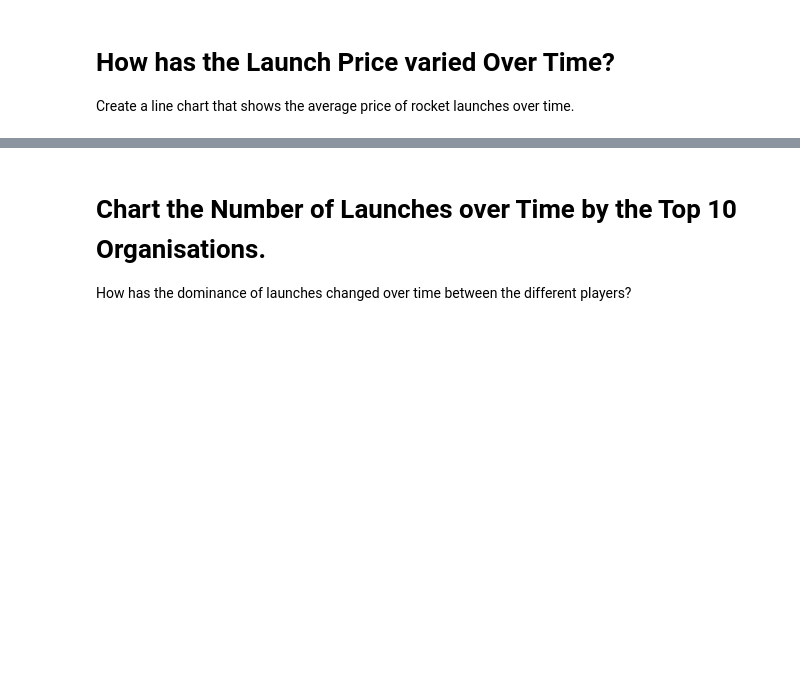
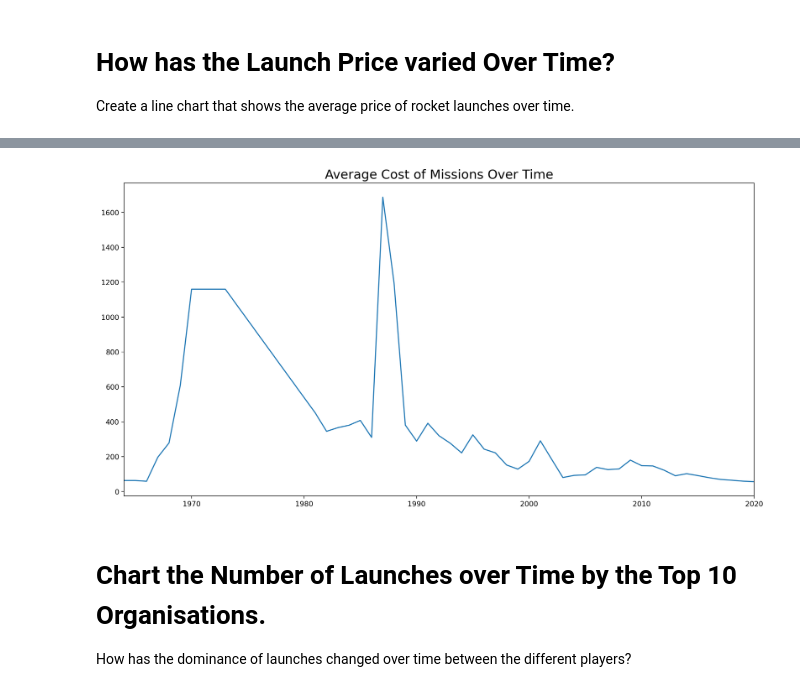
Before and after one commit to cruzcyn/Space-Mission-Analysis, a Jupyter notebook: Space_Missions_Analysis_(start).ipynb, the cells around one changed output, grey strips where cells are left out. Drawn from its saved outputs; the diff is of its cells as text; code cells hidden in the pictures; blank space fills up the shorter version.

Commit message:
Chart the average cost of Space Missions over time. Start working on data for the number of launches of the top 10 organisations over time

```diff
--- a/Space_Missions_Analysis_(start).ipynb
+++ b/Space_Missions_Analysis_(start).ipynb
@@ -592,3 +594,9 @@ Some months have better weather than others. Which time of year seems to be best
 # How has the Launch Price varied Over Time?
 
 Create a line chart that shows the average price of rocket launches over time.
+# %%
+# "Re-do" the price_df now that the data for the Dates has been cleaned
+
+clean_price_df = df_data.dropna()
+clean_price_df.Price = price_df.Price
+clean_price_df.info()
@@ -595,3 +626,18 @@ Create a line chart that shows the average price of rocket launches over time.
+# %%
+price_over_time = clean_price_df.groupby("Year", as_index=False).agg({"Price": pd.Series.mean})
+
+plt.figure(figsize=(16, 8), dpi=200)
+plt.title("Average Cost of Missions Over Time", fontsize=18)
+
+ax = plt.gca()
+ax.set_xlim(price_over_time.Year.min(), price_over_time.Year.max())
+
+ax.plot(price_over_time.Year,
+        price_over_time.Price)
+
+plt.show()
+# %% [output]
+[figure, added]
 # %% [markdown]
 # Chart the Number of Launches over Time by the Top 10 Organisations.
 
```
Also changed, not shown: parts of 9 cells of this notebook.
